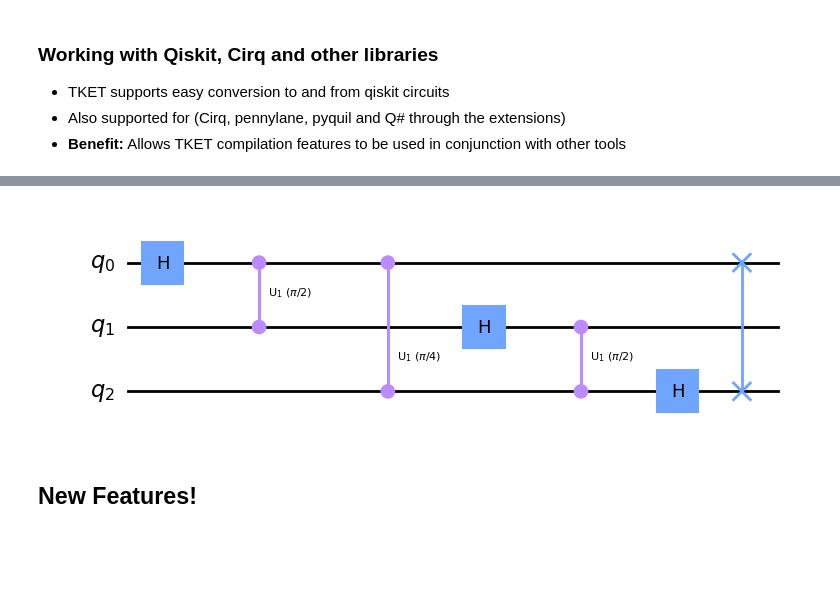
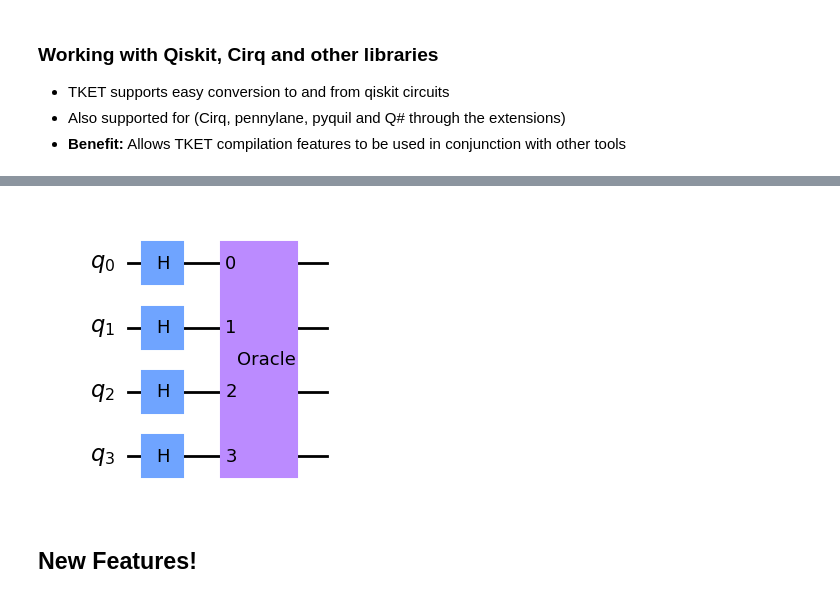
Before and after one commit to CalMacCQ/IEEE-TKET-TUTORIAL, a Jupyter notebook: Tutorial_1/tket_intro.ipynb, the cells around one changed output, grey strips where cells are left out. Drawn from its saved outputs; the diff is of its cells as text; code cells hidden in the pictures; blank space fills up the shorter version.

```diff
--- a/Tutorial_1/tket_intro.ipynb
+++ b/Tutorial_1/tket_intro.ipynb
@@ -314,12 +221,12 @@ render_circuit_jupyter(jw_chem_circ)
 # %%
 from pytket.extensions.qiskit import tk_to_qiskit #, qiskit_to_tk
 
-qiskit_qc = tk_to_qiskit(qft3_circ)
+qiskit_qc = tk_to_qiskit(circ)
 # use qiskit_to_tk for conversion to TKET
 
 qiskit_qc.draw('mpl', fold=-1)
 # %% [output]
-[figure, old version]
+[figure, new version]
 # %% [markdown]
 ## New Features!
 # %% [markdown]
```
Also changed, not shown: parts of 18 cells of this notebook.
